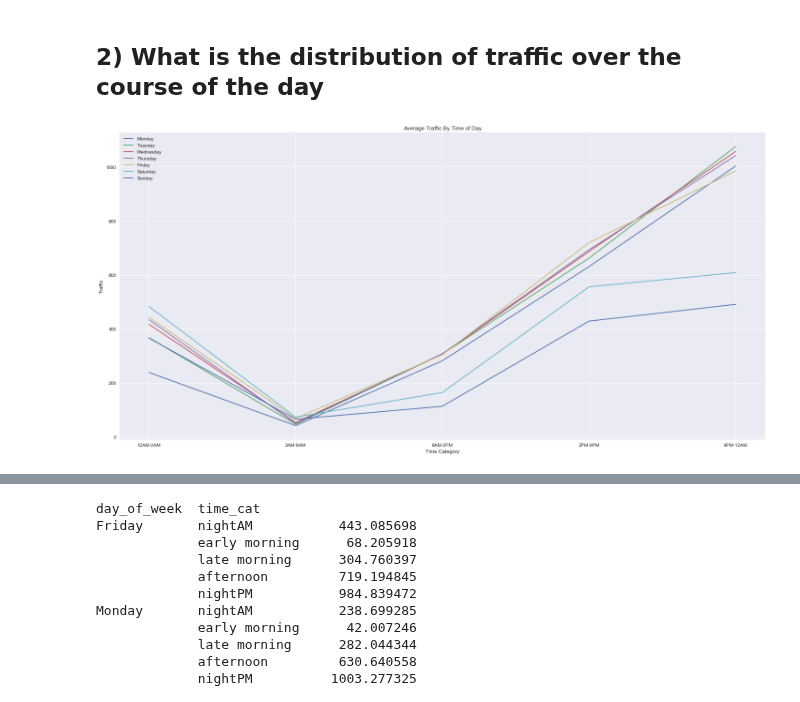
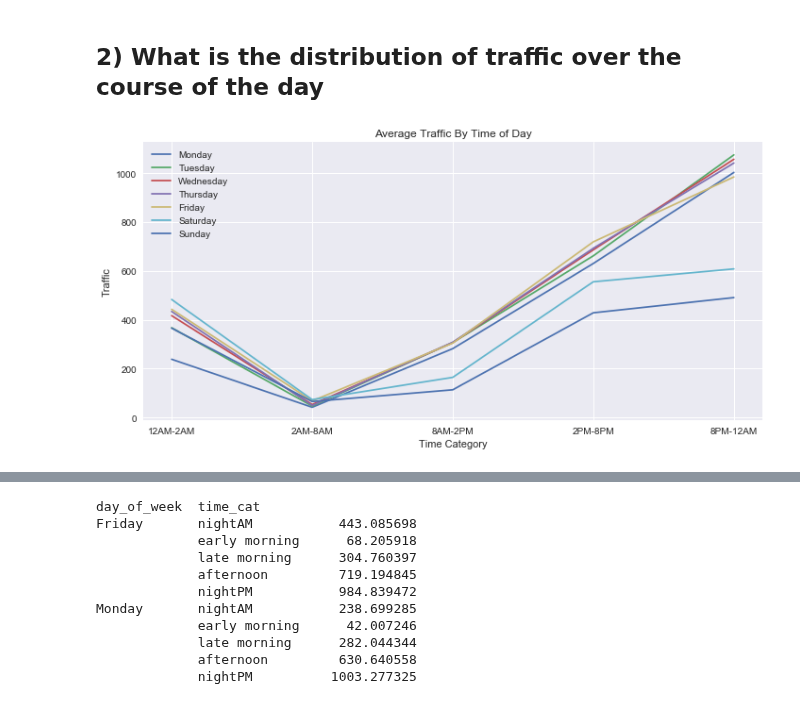
Before and after one commit to MahfuzurRahmanMiah/MTA_Turnstile_Data, a Jupyter notebook: MTA_Turnstile_Data_Report.ipynb, the cells around one changed output, grey strips where cells are left out. Cells and saved outputs as stored; diff of their text form; code cells hidden in the pictures.

```diff
--- a/MTA_Turnstile_Data_Report.ipynb
+++ b/MTA_Turnstile_Data_Report.ipynb
@@ -650,20 +656,20 @@ Text(0,0.5,'Traffic')
 ## 2) What is the distribution of traffic over the course of the day
 # %%
 days = ['Monday','Tuesday','Wednesday','Thursday','Friday','Saturday','Sunday']
-plt.figure(figsize=(20, 10))
+plt.figure(figsize=(10, 5))
 
 ## prep data for plotting
 a = dfc.groupby(['day_of_week','time_cat'])['entries_diff'].mean()
 ## generate plot
 for i in range(len(days)):
     x = a[days[i]].plot(label = days[i])
 plt.legend()
 
 plt.title('Average Traffic By Time of Day')
 plt.xlabel('Time Category')
 plt.ylabel('Traffic')
 plt.xticks(np.arange(0,5),('12AM-2AM','2AM-8AM','8AM-2PM','2PM-8PM','8PM-12AM'))
 plt.tight_layout()
 plt.show()
 # %% [output]
-[figure, old version]
+[figure, new version]
```
Also changed, not shown: parts of 15 cells of this notebook.
